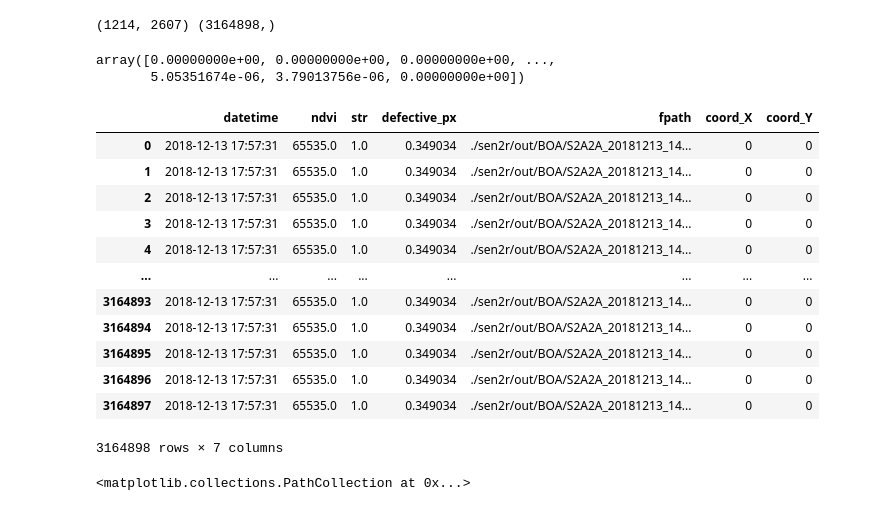
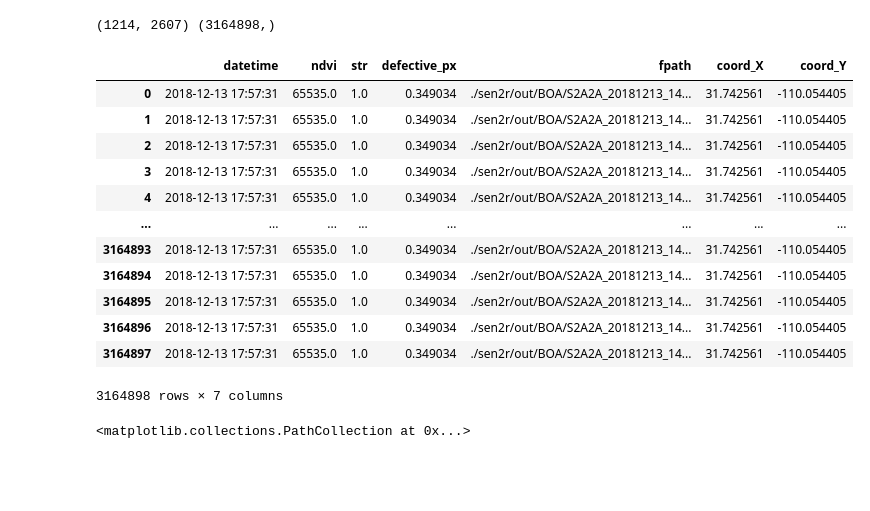
Before and after one commit to VicenteYago/OPTRAM, a Jupyter notebook: OPTRAM.ipynb, the cells around one changed output. Saved outputs shown, nothing was run; the diff lists cells and outputs as text; code cells hidden in the pictures; blank space fills up the shorter version.

```diff
--- a/OPTRAM.ipynb
+++ b/OPTRAM.ipynb
@@ -117 +124,18 @@ swrc['geometry'] = geometry.Polygon(points_rev)
+# %%
+# https://www.tucson.ars.ag.gov/dap/dap_docs/soil.html
+TDRL1_utm = [589567, 3512290]
+TDRL2_utm = [589793, 3512420]
+RG28_utm  = [590624, 3509990]
+
+TDRL1_latlong = utm_to_latlon(coords = TDRL1_utm,
+                              zone_number = utm_N,
+                              zone_letter = utm_Z)
+
+TDRL2_latlong = utm_to_latlon(coords = TDRL2_utm,
+                              zone_number = utm_N,
+                              zone_letter = utm_Z)
+
+RG28_latlong = utm_to_latlon(coords = RG28_utm,
+                             zone_number = utm_N,
+                             zone_letter = utm_Z)
 # %%
@@ -240,37 +320,33 @@ sensing_datetime = datetime.datetime.strptime(dts[1], '
 print(ndvi.data.shape, np.ndarray.flatten(ndvi.data).shape)
 # %% [output]
 (1214, 2607) (3164898,)
-# %%
-S2_defective_px_perc(scl.data)
-# %% [output]
-array([0.00000000e+00, 0.00000000e+00, 0.00000000e+00, ...,
-       5.05351674e-06, 3.79013756e-06, 0.00000000e+00])
 # %%
 data = {
     'datetime' : sensing_datetime,
     'ndvi' : np.ndarray.flatten(ndvi.data),
     'str'  : np.ndarray.flatten(STR.data),
     'defective_px' : S2_defective_px_perc(np.ndarray.flatten(scl.data)),
     'fpath' : boa_fp,
-    'coord_X' :  0, # TODO
-    'coord_Y' : 0 # TODO
+    # TODO: Due to many soil probes, the following cols should be in another df
+    'coord_X' : TDRL1_latlong[0],
+    'coord_Y' : TDRL1_latlong[1]
 }
 
 tif_df = pd.DataFrame(data)
 tif_df
 # %% [output]
 |  | datetime | ndvi | str | defective_px | fpath | coord_X | coord_Y |
-| 0 | 2018-12-13 17:57:31 | 65535.0 | 1.0 | 0.349034 | ./sen2r/out/BOA/S2A2A_20181213_14... | 0 | 0 |
-| 1 | 2018-12-13 17:57:31 | 65535.0 | 1.0 | 0.349034 | ./sen2r/out/BOA/S2A2A_20181213_14... | 0 | 0 |
-| 2 | 2018-12-13 17:57:31 | 65535.0 | 1.0 | 0.349034 | ./sen2r/out/BOA/S2A2A_20181213_14... | 0 | 0 |
-| 3 | 2018-12-13 17:57:31 | 65535.0 | 1.0 | 0.349034 | ./sen2r/out/BOA/S2A2A_20181213_14... | 0 | 0 |
-| 4 | 2018-12-13 17:57:31 | 65535.0 | 1.0 | 0.349034 | ./sen2r/out/BOA/S2A2A_20181213_14... | 0 | 0 |
+| 0 | 2018-12-13 17:57:31 | 65535.0 | 1.0 | 0.349034 | ./sen2r/out/BOA/S2A2A_20181213_14... | 31.742561 | -110.054405 |
+| 1 | 2018-12-13 17:57:31 | 65535.0 | 1.0 | 0.349034 | ./sen2r/out/BOA/S2A2A_20181213_14... | 31.742561 | -110.054405 |
+| 2 | 2018-12-13 17:57:31 | 65535.0 | 1.0 | 0.349034 | ./sen2r/out/BOA/S2A2A_20181213_14... | 31.742561 | -110.054405 |
+| 3 | 2018-12-13 17:57:31 | 65535.0 | 1.0 | 0.349034 | ./sen2r/out/BOA/S2A2A_20181213_14... | 31.742561 | -110.054405 |
+| 4 | 2018-12-13 17:57:31 | 65535.0 | 1.0 | 0.349034 | ./sen2r/out/BOA/S2A2A_20181213_14... | 31.742561 | -110.054405 |
 | ... | ... | ... | ... | ... | ... | ... | ... |
-| 3164893 | 2018-12-13 17:57:31 | 65535.0 | 1.0 | 0.349034 | ./sen2r/out/BOA/S2A2A_20181213_14... | 0 | 0 |
-| 3164894 | 2018-12-13 17:57:31 | 65535.0 | 1.0 | 0.349034 | ./sen2r/out/BOA/S2A2A_20181213_14... | 0 | 0 |
-| 3164895 | 2018-12-13 17:57:31 | 65535.0 | 1.0 | 0.349034 | ./sen2r/out/BOA/S2A2A_20181213_14... | 0 | 0 |
-| 3164896 | 2018-12-13 17:57:31 | 65535.0 | 1.0 | 0.349034 | ./sen2r/out/BOA/S2A2A_20181213_14... | 0 | 0 |
-| 3164897 | 2018-12-13 17:57:31 | 65535.0 | 1.0 | 0.349034 | ./sen2r/out/BOA/S2A2A_20181213_14... | 0 | 0 |
+| 3164893 | 2018-12-13 17:57:31 | 65535.0 | 1.0 | 0.349034 | ./sen2r/out/BOA/S2A2A_20181213_14... | 31.742561 | -110.054405 |
+| 3164894 | 2018-12-13 17:57:31 | 65535.0 | 1.0 | 0.349034 | ./sen2r/out/BOA/S2A2A_20181213_14... | 31.742561 | -110.054405 |
+| 3164895 | 2018-12-13 17:57:31 | 65535.0 | 1.0 | 0.349034 | ./sen2r/out/BOA/S2A2A_20181213_14... | 31.742561 | -110.054405 |
+| 3164896 | 2018-12-13 17:57:31 | 65535.0 | 1.0 | 0.349034 | ./sen2r/out/BOA/S2A2A_20181213_14... | 31.742561 | -110.054405 |
+| 3164897 | 2018-12-13 17:57:31 | 65535.0 | 1.0 | 0.349034 | ./sen2r/out/BOA/S2A2A_20181213_14... | 31.742561 | -110.054405 |
 3164898 rows × 7 columns
 # %%
 tif_df.drop(tif_df[tif_df.loc[:,"ndvi"] > 1].index, inplace=True)
```
Also changed, not shown: parts of 36 cells of this notebook.
